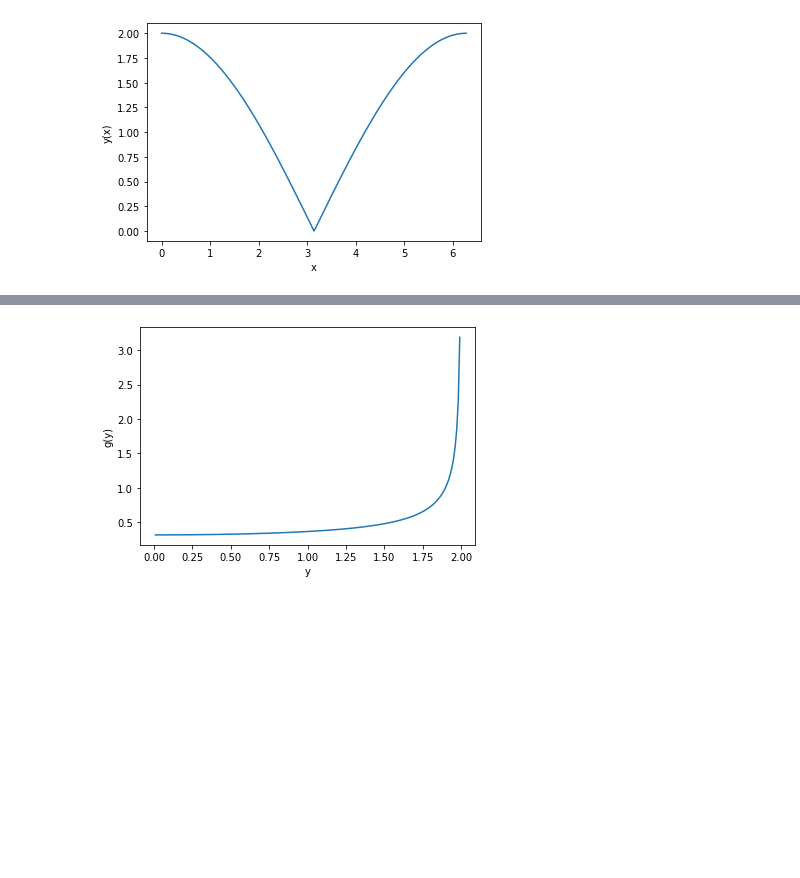
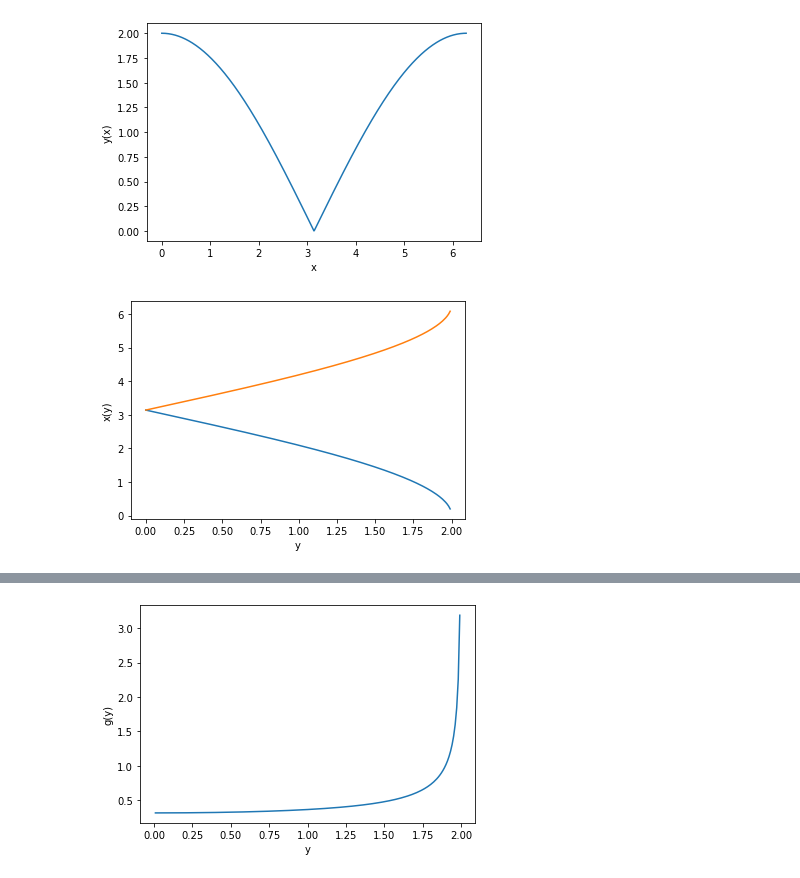
Before and after one commit to mdzimmerman/fivethirtyeight-riddler, a Jupyter notebook: 2021-08-20-express.ipynb, the cells around one changed output, grey strips where cells are left out. Saved outputs shown, nothing was run; the diff lists cells and outputs as text; code cells hidden in the pictures; blank space fills up the shorter version.

```diff
--- a/2021-08-20-express.ipynb
+++ b/2021-08-20-express.ipynb
@@ -57,4 +55,13 @@ plt.ylabel("y(x)")
 plt.show()
 # %% [output]
 [figure]
+# %%
+y=np.arange(0, 2, 0.01)
+plt.plot(y, np.arccos(y*y/2-1))
+plt.plot(y,2*math.pi-np.arccos(y*y/2-1))
+plt.xlabel("y")
+plt.ylabel("x(y)")
+plt.show()
+# %% [output]
+[figure, added]
 # %% [markdown]
```
Also changed, not shown: parts of 2 cells of this notebook.
